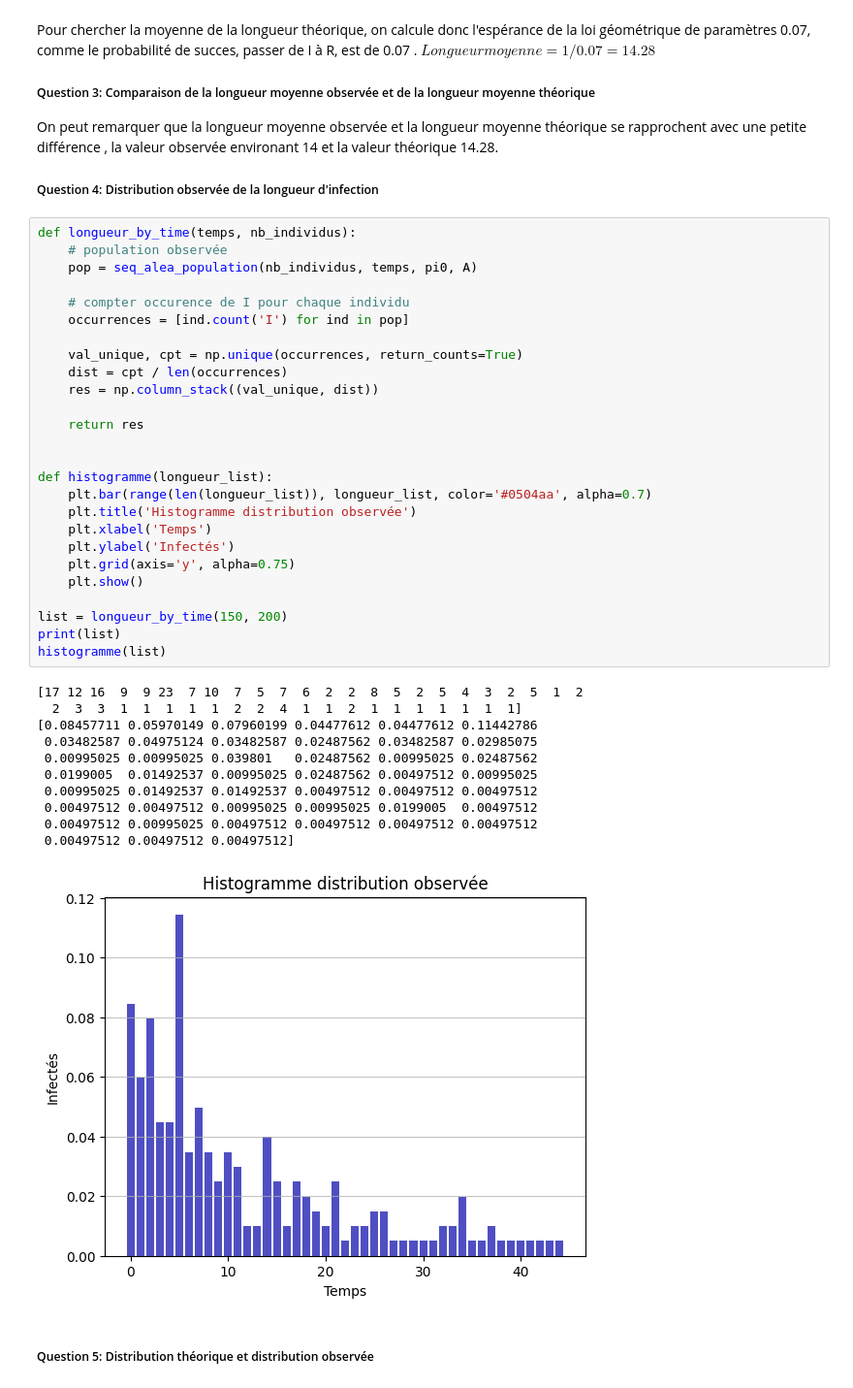
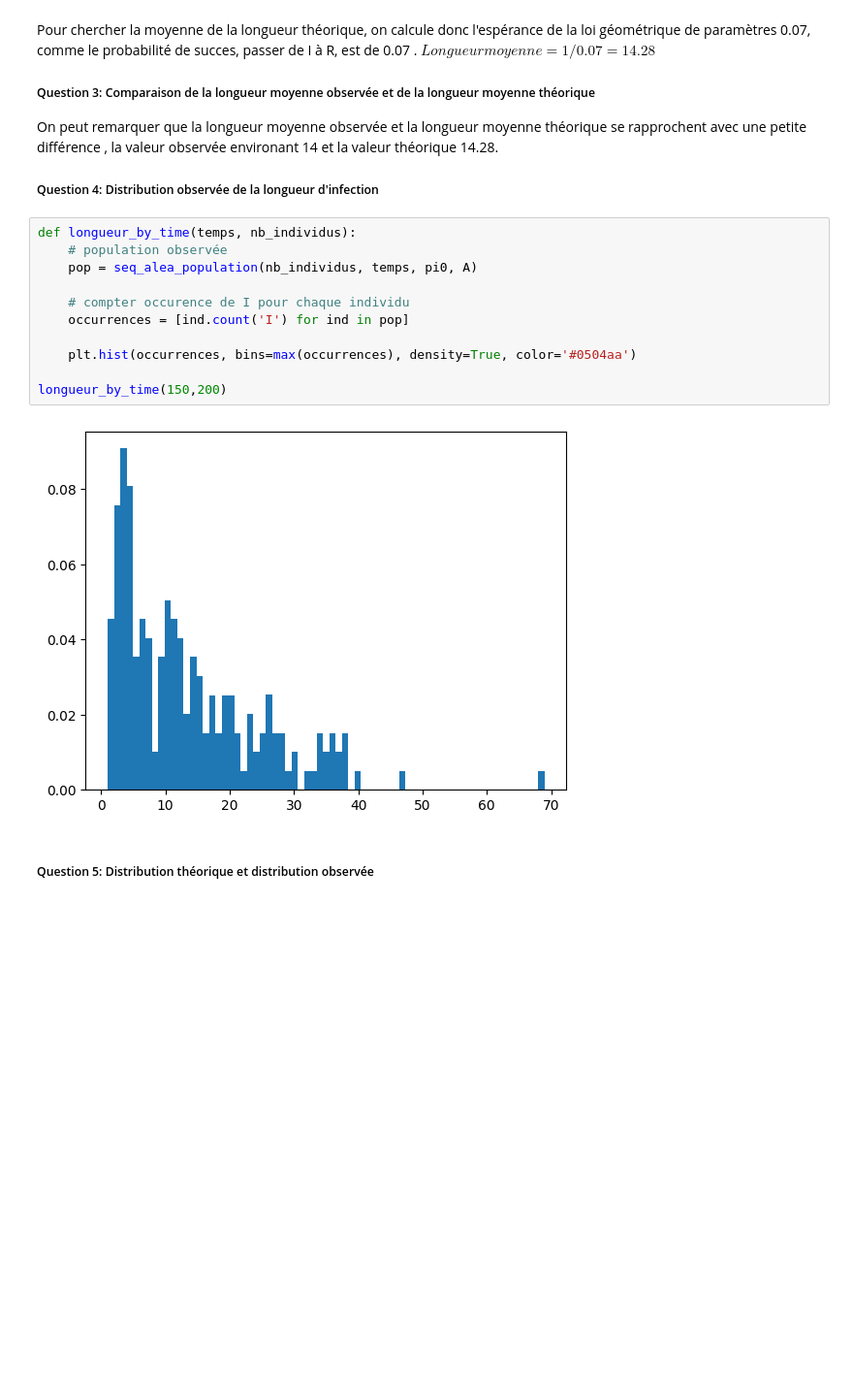
Before and after one commit to maelodie/markov, a Jupyter notebook: markov.ipynb, the cells around one changed output. Shown at 97% size. Cells and saved outputs as stored; diff of their text form; blank space fills up the shorter version.

```diff
--- a/markov.ipynb
+++ b/markov.ipynb
@@ -281,41 +281,16 @@ On peut remarquer que la longueur moyenne observée et la longueur moyenne théo
 # %%
 def longueur_by_time(temps, nb_individus):
     # population observée
     pop = seq_alea_population(nb_individus, temps, pi0, A)
 
     # compter occurence de I pour chaque individu
     occurrences = [ind.count('I') for ind in pop]
 
-    val_unique, cpt = np.unique(occurrences, return_counts=True)
-    dist = cpt / len(occurrences)
-    res = np.column_stack((val_unique, dist))
+    plt.hist(occurrences, bins=max(occurrences), density=True, color='#0504aa')
 
-    return res
-
-
-def histogramme(longueur_list):
-    plt.bar(range(len(longueur_list)), longueur_list, color='#0504aa', alpha=0.7)
-    plt.title('Histogramme distribution observée')
-    plt.xlabel('Temps')
-    plt.ylabel('Infectés')
-    plt.grid(axis='y', alpha=0.75)
-    plt.show()
-
-list = longueur_by_time(150, 200)
-print(list)
-histogramme(list)
+longueur_by_time(150,200)
 # %% [output]
-[17 12 16  9  9 23  7 10  7  5  7  6  2  2  8  5  2  5  4  3  2  5  1  2
-  2  3  3  1  1  1  1  1  2  2  4  1  1  2  1  1  1  1  1  1  1]
-[0.08457711 0.05970149 0.07960199 0.04477612 0.04477612 0.11442786
- 0.03482587 0.04975124 0.03482587 0.02487562 0.03482587 0.02985075
- 0.00995025 0.00995025 0.039801   0.02487562 0.00995025 0.02487562
- 0.0199005  0.01492537 0.00995025 0.02487562 0.00497512 0.00995025
- 0.00995025 0.01492537 0.01492537 0.00497512 0.00497512 0.00497512
- 0.00497512 0.00497512 0.00995025 0.00995025 0.0199005  0.00497512
- 0.00497512 0.00995025 0.00497512 0.00497512 0.00497512 0.00497512
- 0.00497512 0.00497512 0.00497512]
-[figure, old version]
+[figure, new version]
 # %% [markdown]
 ##### Question 5: Distribution théorique et distribution observée
 # %% [markdown]
```
